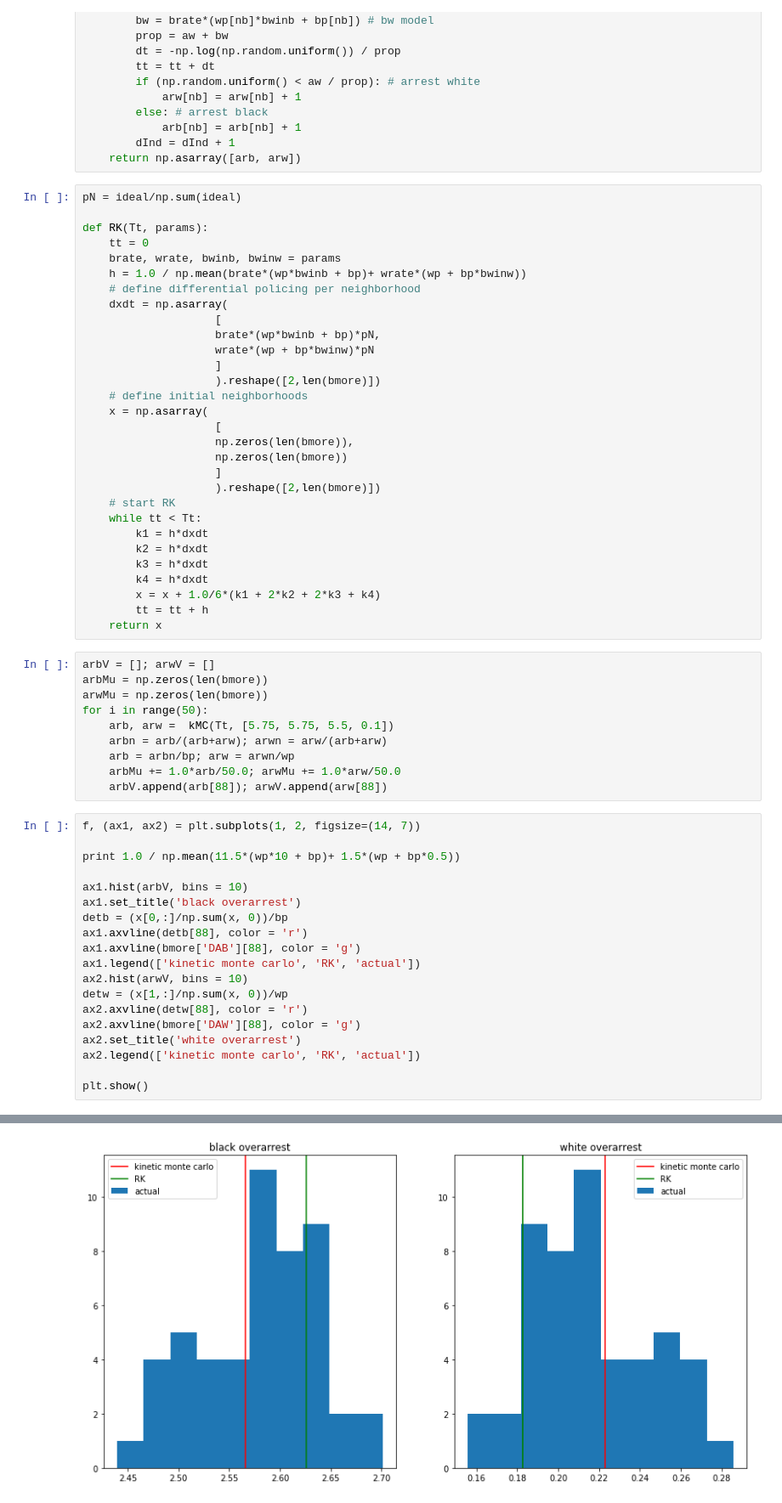
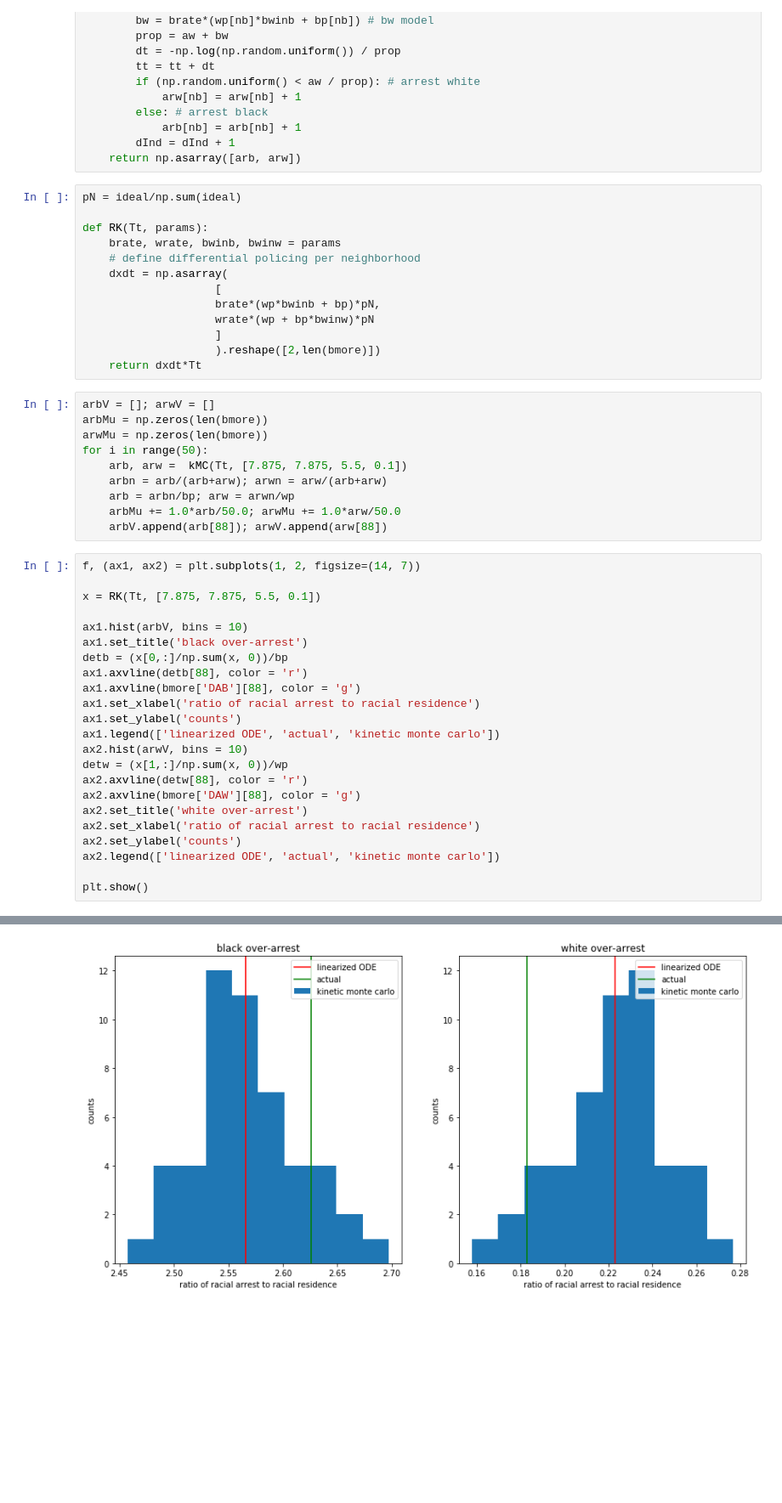
Before and after one commit to npagane/BPDmodel, a Jupyter notebook: BPD.ipynb, the cells around one changed output, grey strips where cells are left out. Shown at 85% size. Drawn from its saved outputs; the diff is of its cells as text; blank space fills up the shorter version.

```diff
--- a/BPD.ipynb
+++ b/BPD.ipynb
@@ -363,9 +417,7 @@ def kMC(Tt, params):
 pN = ideal/np.sum(ideal)
 
 def RK(Tt, params):
-    tt = 0
     brate, wrate, bwinb, bwinw = params
-    h = 1.0 / np.mean(brate*(wp*bwinb + bp)+ wrate*(wp + bp*bwinw))
     # define differential policing per neighborhood
     dxdt = np.asarray(
                     [
@@ -373,28 +425,13 @@ def RK(Tt, params):
                     wrate*(wp + bp*bwinw)*pN
                     ]
                     ).reshape([2,len(bmore)])
-    # define initial neighborhoods
-    x = np.asarray(
-                    [
-                    np.zeros(len(bmore)),
-                    np.zeros(len(bmore))
-                    ]
-                    ).reshape([2,len(bmore)])
-    # start RK
-    while tt < Tt:
-        k1 = h*dxdt
-        k2 = h*dxdt
-        k3 = h*dxdt
-        k4 = h*dxdt
-        x = x + 1.0/6*(k1 + 2*k2 + 2*k3 + k4)
-        tt = tt + h
-    return x
+    return dxdt*Tt
 # %%
 arbV = []; arwV = []
 arbMu = np.zeros(len(bmore))
 arwMu = np.zeros(len(bmore))
 for i in range(50):
-    arb, arw =  kMC(Tt, [5.75, 5.75, 5.5, 0.1])
+    arb, arw =  kMC(Tt, [7.875, 7.875, 5.5, 0.1])
     arbn = arb/(arb+arw); arwn = arw/(arb+arw)
     arb = arbn/bp; arw = arwn/wp
     arbMu += 1.0*arb/50.0; arwMu += 1.0*arw/50.0
@@ -402,20 +439,24 @@ for i in range(50):
 # %%
 f, (ax1, ax2) = plt.subplots(1, 2, figsize=(14, 7))
 
-print 1.0 / np.mean(11.5*(wp*10 + bp)+ 1.5*(wp + bp*0.5))
+x = RK(Tt, [7.875, 7.875, 5.5, 0.1])
 
 ax1.hist(arbV, bins = 10)
-ax1.set_title('black overarrest')
+ax1.set_title('black over-arrest')
 detb = (x[0,:]/np.sum(x, 0))/bp
 ax1.axvline(detb[88], color = 'r')
 ax1.axvline(bmore['DAB'][88], color = 'g')
-ax1.legend(['kinetic monte carlo', 'RK', 'actual'])
+ax1.set_xlabel('ratio of racial arrest to racial residence')
+ax1.set_ylabel('counts')
+ax1.legend(['linearized ODE', 'actual', 'kinetic monte carlo'])
 ax2.hist(arwV, bins = 10)
 detw = (x[1,:]/np.sum(x, 0))/wp
 ax2.axvline(detw[88], color = 'r')
 ax2.axvline(bmore['DAW'][88], color = 'g')
-ax2.set_title('white overarrest')
-ax2.legend(['kinetic monte carlo', 'RK', 'actual'])
+ax2.set_title('white over-arrest')
+ax2.set_xlabel('ratio of racial arrest to racial residence')
+ax2.set_ylabel('counts')
+ax2.legend(['linearized ODE', 'actual', 'kinetic monte carlo'])
 
 plt.show()
 # %% [output]
@@ -423,4 +463,4 @@ plt.show()
-[figure, old version]
+[figure, new version]
 # %%
 # deterministic
 #bmore['B'] = x[0,:]/np.sum(x, 0)
```
Also changed, not shown: parts of 15 cells of this notebook, 21 other files.
